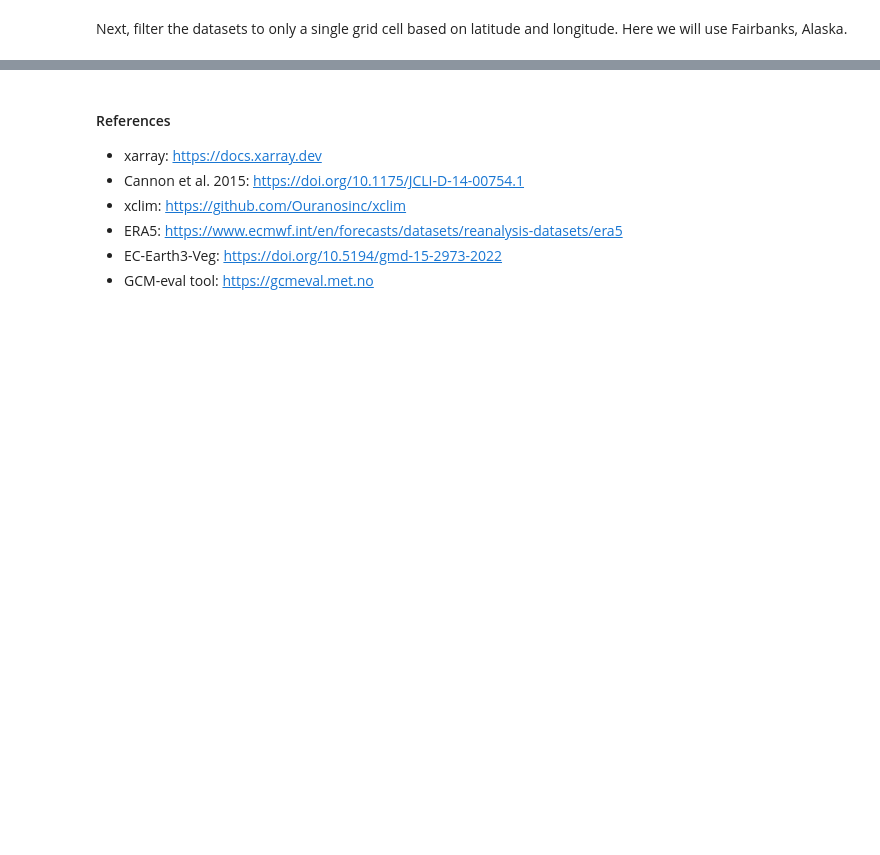
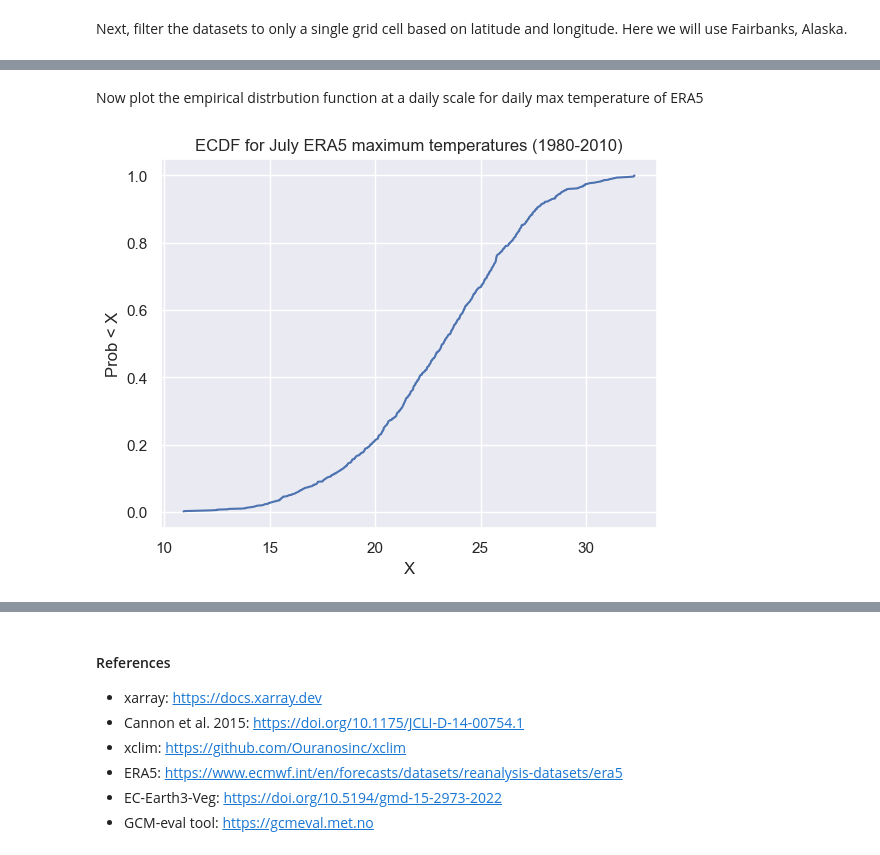
Before and after one commit to amyoung01/boreal_wildfire_feedbacks, a Jupyter notebook: notebooks/01_bias-correcting-GCMs.ipynb, the cells around one changed output, grey strips where cells are left out. Drawn from its saved outputs; the diff is of its cells as text; code cells hidden in the pictures; blank space fills up the shorter version.

```diff
--- a/notebooks/01_bias-correcting-GCMs.ipynb
+++ b/notebooks/01_bias-correcting-GCMs.ipynb
@@ -107,0 +182,36 @@ NameError: name 'x' is not defined
+# %%
+from scipy.interpolate import interp1d as interp
+
+def ecdf(x,axis=0,sort=False):
+
+    if sort:
+        x = np.sort(x,axis=axis)
+
+    n = x.shape[axis]
+    y = np.arange(1,n+1) / n
+
+    return x, y
+
+def invcdf(x0,q0,q1,method='linear'):
+
+    fx = interp(x=q0,y=x0,
+                kind=method,
+                bounds_error=True,
+                assume_sorted=True)
+
+    x1 = fx(q1)
+
+    return x1
+
+ref_cdf, quantiles = ecdf(
+    ref_pt['tasmax'].sel(time=ref_pt.time.dt.month==7).values,sort=True)
+# %% [markdown]
+Now plot the empirical distrbution function at a daily scale for daily max temperature of ERA5
+# %%
+plt.plot(ref_cdf,quantiles)
+plt.title('ECDF for July ERA5 maximum temperatures (1980-2010)')
+plt.xlabel('X')
+plt.ylabel('Prob < X')
+plt.show()
+# %% [output]
+[figure, added]
```
Also changed, not shown: parts of 23 cells of this notebook.
